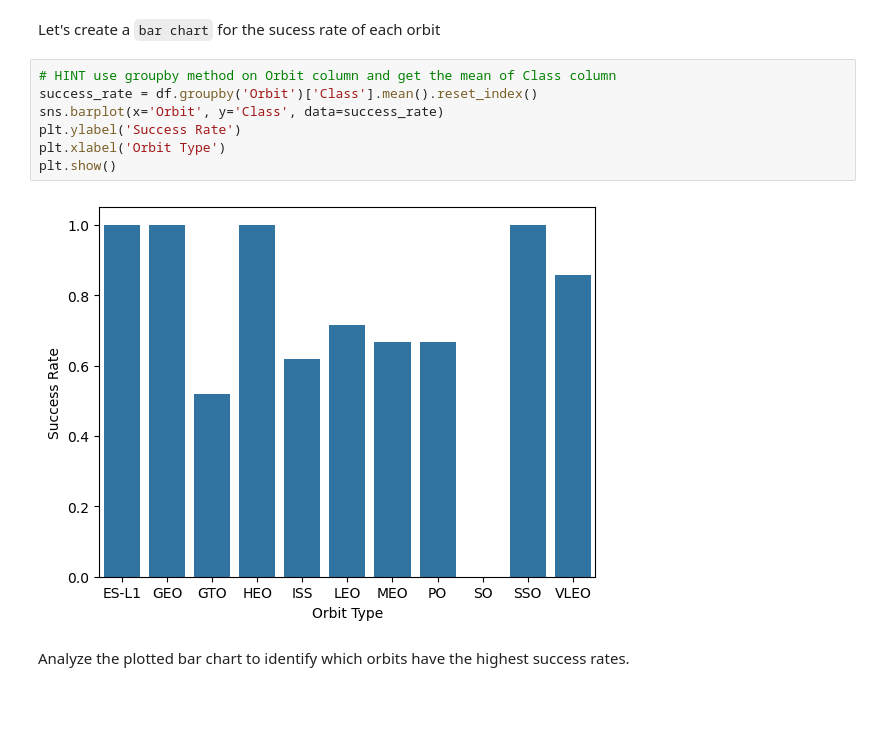
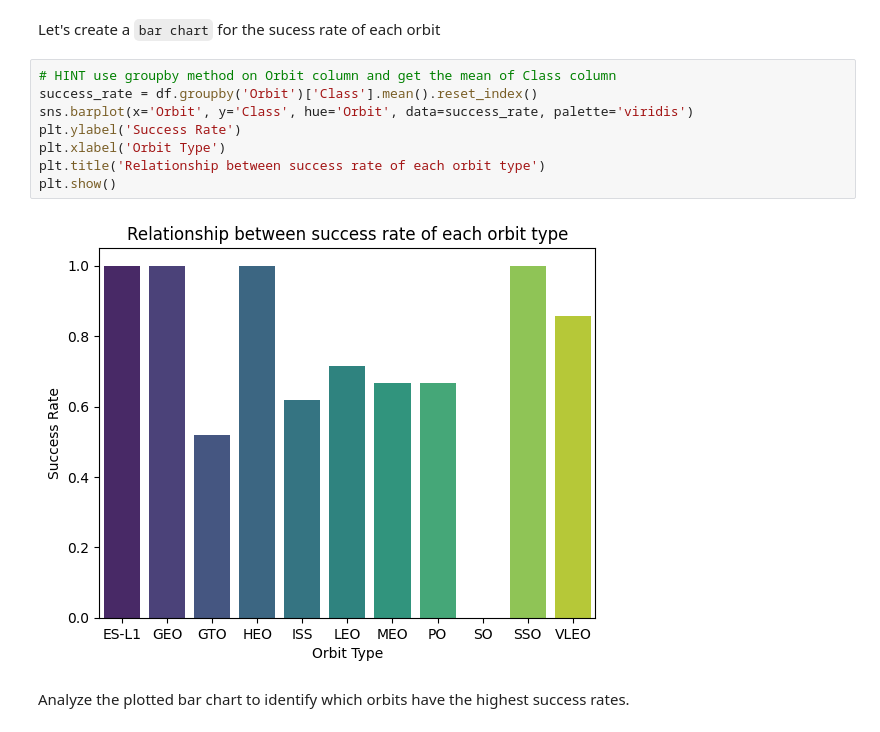
Before and after one commit to jesusdonate/Applied-Data-Science-Capstone-for-IBM, a Jupyter notebook: edadataviz.ipynb, the cells around one changed output. Cells and saved outputs as stored; diff of their text form; blank space fills up the shorter version.

```diff
--- a/edadataviz.ipynb
+++ b/edadataviz.ipynb
@@ -127,12 +129,13 @@ Let's create a `bar chart` for the sucess rate of each orbit
 # %%
 # HINT use groupby method on Orbit column and get the mean of Class column
 success_rate = df.groupby('Orbit')['Class'].mean().reset_index()
-sns.barplot(x='Orbit', y='Class', data=success_rate)
+sns.barplot(x='Orbit', y='Class', hue='Orbit', data=success_rate, palette='viridis')
 plt.ylabel('Success Rate')
 plt.xlabel('Orbit Type')
+plt.title('Relationship between success rate of each orbit type')
 plt.show()
 # %% [output]
-[figure, old version]
+[figure, new version]
 # %% [markdown]
 Analyze the plotted bar chart to identify which orbits have the highest success rates.
 # %% [markdown]
```
Also changed, not shown: parts of 5 cells of this notebook, 1 other file.
